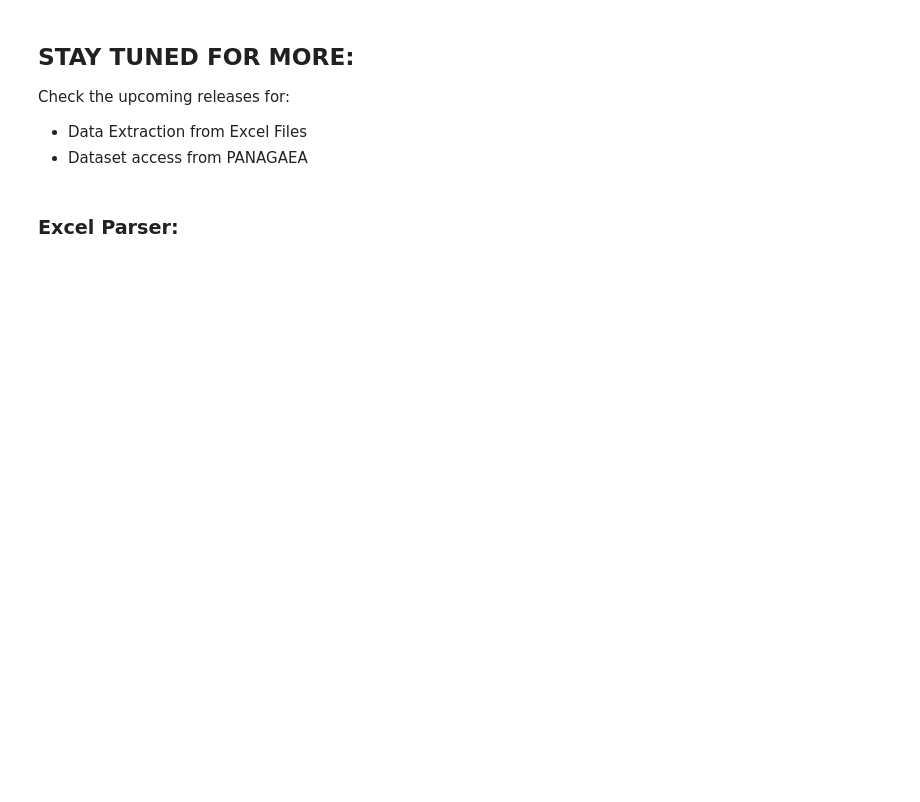
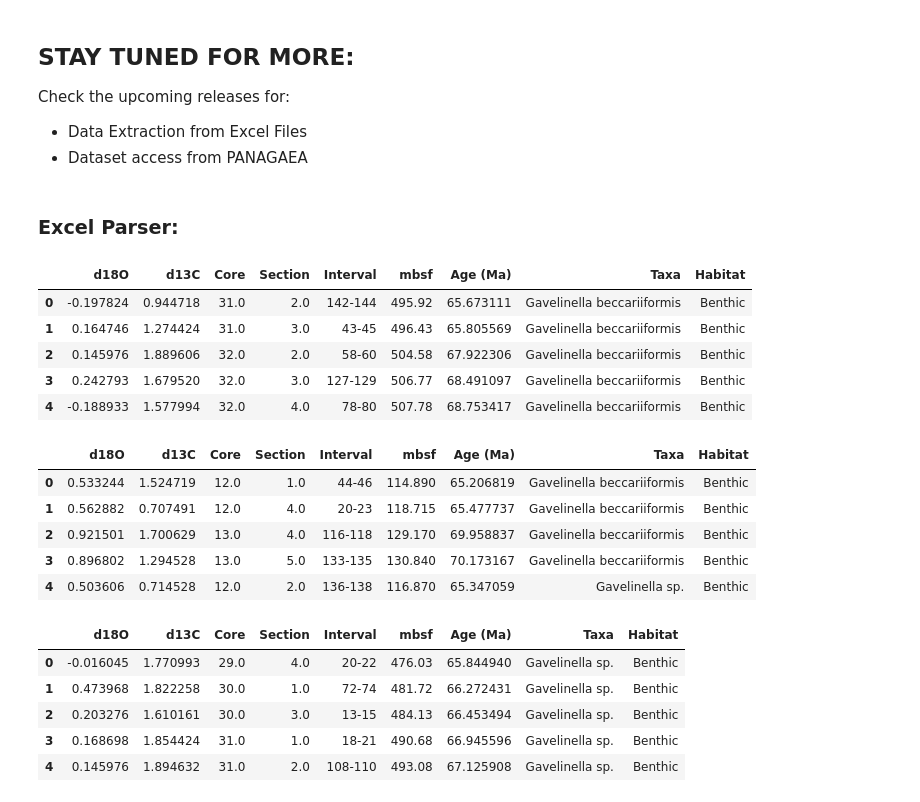
Before and after one commit to LinkedEarth/PyleoTUPS, a Jupyter notebook: examples/tutorial.ipynb, the cells around one changed output. Drawn from its saved outputs; the diff is of its cells as text; code cells hidden in the pictures; blank space fills up the shorter version.

```diff
--- a/examples/tutorial.ipynb
+++ b/examples/tutorial.ipynb
@@ -290,10 +529,29 @@ Check the upcoming releases for:
 # %%
 from pyleotups.utils.Parser.ExcelParser import ExcelParser
 
 excel_url = "https://www.ncei.noaa.gov/pub/data/paleo/contributions_by_author/frank1999/frank1999.xls"
 excel_parser = ExcelParser(excel_url)
 excel_data_blocks = excel_parser.parse()
 
-for block in excel_data_blocks:
+for block in excel_data_dfs:
     if hasattr(block, 'df') and block.df is not None:
         display(block.df.head())
+# %% [output]
+|  | d18O | d13C | Core | Section | Interval | mbsf | Age (Ma) | Taxa | Habitat |
+| 0 | -0.197824 | 0.944718 | 31.0 | 2.0 | 142-144 | 495.92 | 65.673111 | Gavelinella beccariiformis | Benthic |
+| 1 | 0.164746 | 1.274424 | 31.0 | 3.0 | 43-45 | 496.43 | 65.805569 | Gavelinella beccariiformis | Benthic |
+| 2 | 0.145976 | 1.889606 | 32.0 | 2.0 | 58-60 | 504.58 | 67.922306 | Gavelinella beccariiformis | Benthic |
+| 3 | 0.242793 | 1.679520 | 32.0 | 3.0 | 127-129 | 506.77 | 68.491097 | Gavelinella beccariiformis | Benthic |
+| 4 | -0.188933 | 1.577994 | 32.0 | 4.0 | 78-80 | 507.78 | 68.753417 | Gavelinella beccariiformis | Benthic |
+|  | d18O | d13C | Core | Section | Interval | mbsf | Age (Ma) | Taxa | Habitat |
+| 0 | 0.533244 | 1.524719 | 12.0 | 1.0 | 44-46 | 114.890 | 65.206819 | Gavelinella beccariiformis | Benthic |
+| 1 | 0.562882 | 0.707491 | 12.0 | 4.0 | 20-23 | 118.715 | 65.477737 | Gavelinella beccariiformis | Benthic |
+| 2 | 0.921501 | 1.700629 | 13.0 | 4.0 | 116-118 | 129.170 | 69.958837 | Gavelinella beccariiformis | Benthic |
+| 3 | 0.896802 | 1.294528 | 13.0 | 5.0 | 133-135 | 130.840 | 70.173167 | Gavelinella beccariiformis | Benthic |
+| 4 | 0.503606 | 0.714528 | 12.0 | 2.0 | 136-138 | 116.870 | 65.347059 | Gavelinella sp. | Benthic |
+|  | d18O | d13C | Core | Section | Interval | mbsf | Age (Ma) | Taxa | Habitat |
+| 0 | -0.016045 | 1.770993 | 29.0 | 4.0 | 20-22 | 476.03 | 65.844940 | Gavelinella sp. | Benthic |
+| 1 | 0.473968 | 1.822258 | 30.0 | 1.0 | 72-74 | 481.72 | 66.272431 | Gavelinella sp. | Benthic |
+| 2 | 0.203276 | 1.610161 | 30.0 | 3.0 | 13-15 | 484.13 | 66.453494 | Gavelinella sp. | Benthic |
+| 3 | 0.168698 | 1.854424 | 31.0 | 1.0 | 18-21 | 490.68 | 66.945596 | Gavelinella sp. | Benthic |
+| 4 | 0.145976 | 1.894632 | 31.0 | 2.0 | 108-110 | 493.08 | 67.125908 | Gavelinella sp. | Benthic |
```
Also changed, not shown: parts of 22 cells of this notebook.
